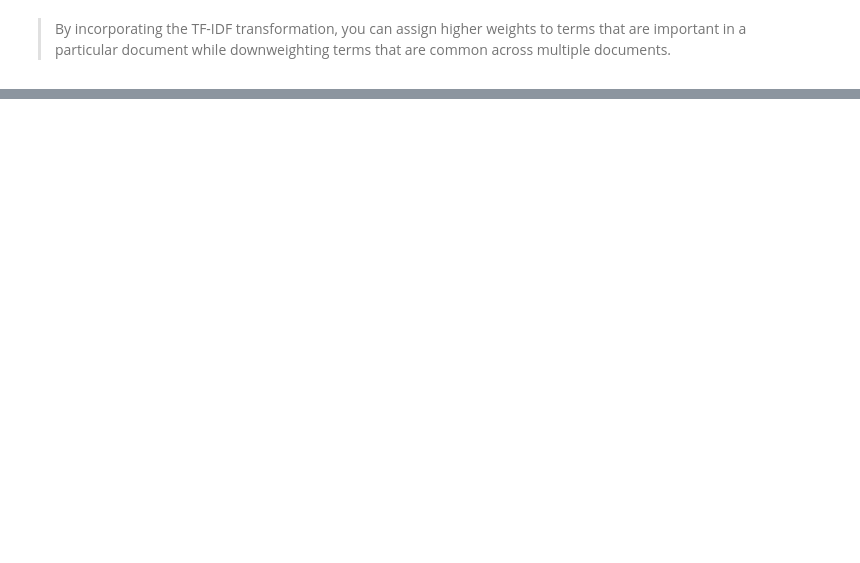
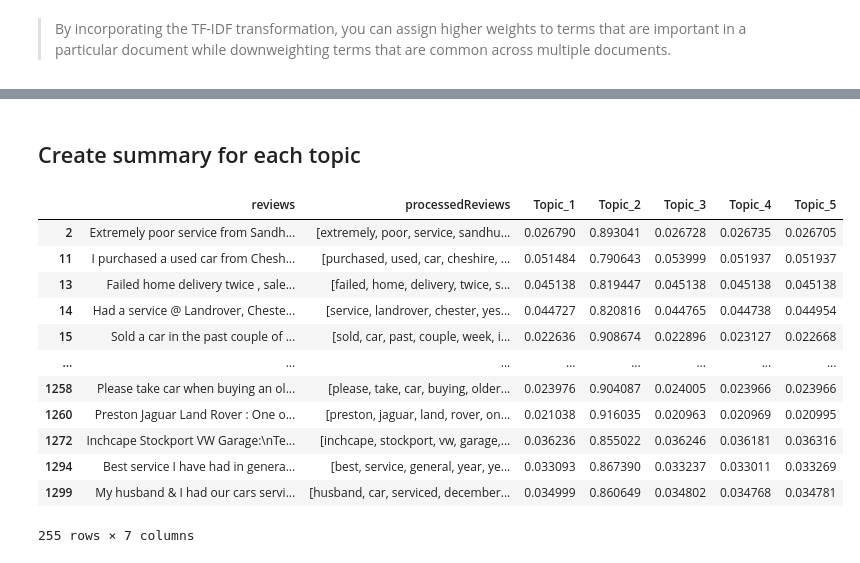
Before and after one commit to liannell/ASTART-NLP, a Jupyter notebook: LDA_carReviews.ipynb, the cells around one changed output, grey strips where cells are left out. Drawn from its saved outputs; the diff is of its cells as text; code cells hidden in the pictures; blank space fills up the shorter version.

Commit message:
ASTAR-NLP Version1
- Generates topics
- Creates summaries for each topic
- Wordcloud
- pyLDAvis

```diff
--- a/LDA_carReviews.ipynb
+++ b/LDA_carReviews.ipynb
@@ -215,0 +246,23 @@ for topic_id, topic_words in lda_model_gensim.print_topics():
+# %%
+def generate_topics_df(lda_model, corpus_vecs, num_topics):
+    # Assign topics to documents
+    document_topics = []
+    for i, doc in enumerate(corpus_vecs):
+        doc_topics = lda_model.get_document_topics(doc)
+        document_topics.append([prob for _, prob in doc_topics])
+
+    # Convert document_topics into a DataFrame
+    topics_df = pd.DataFrame(document_topics)
+
+    # Rename the columns to represent topics
+    topics_df.columns = [f"Topic_{i+1}" for i in range(num_topics)]
+
+    return topics_df
+# %%
+topics_df = generate_topics_df(lda_model_gensim, corpus_vecs, num_topics)
+# %%
+# Merge topics_df with existing reviews DataFrame
+processedReviews = preprocessed_corpus.rename('processedReviews')
+
+reviewsNtopics = pd.concat([reviews['reviews'], processedReviews, topics_df], axis=1)
+reviewsNtopics.head()
@@ -255,0 +322,27 @@ True
+# %% [markdown]
+## Create summary for each topic
+# %%
+#create separate dataframes for each topic
+threshold = 1 / num_topics
+
+topic_dataframes = {}
+
+for column in topics_df.columns:
+    topic_reviews = reviewsNtopics[reviewsNtopics[column] >= threshold]  # Filter reviews with score greater than or equal to threshold
+    topic_dataframes[column] = topic_reviews
+# %%
+topic_dataframes['Topic_2']
+# %% [output]
+|  | reviews | processedReviews | Topic_1 | Topic_2 | Topic_3 | Topic_4 | Topic_5 |
+| 2 | Extremely poor service from Sandh... | [extremely, poor, service, sandhu... | 0.026790 | 0.893041 | 0.026728 | 0.026735 | 0.026705 |
+| 11 | I purchased a used car from Chesh... | [purchased, used, car, cheshire, ... | 0.051484 | 0.790643 | 0.053999 | 0.051937 | 0.051937 |
+| 13 | Failed home delivery twice , sale... | [failed, home, delivery, twice, s... | 0.045138 | 0.819447 | 0.045138 | 0.045138 | 0.045138 |
+| 14 | Had a service @ Landrover, Cheste... | [service, landrover, chester, yes... | 0.044727 | 0.820816 | 0.044765 | 0.044738 | 0.044954 |
+| 15 | Sold a car in the past couple of ... | [sold, car, past, couple, week, i... | 0.022636 | 0.908674 | 0.022896 | 0.023127 | 0.022668 |
+| ... | ... | ... | ... | ... | ... | ... | ... |
+| 1258 | Please take car when buying an ol... | [please, take, car, buying, older... | 0.023976 | 0.904087 | 0.024005 | 0.023966 | 0.023966 |
+| 1260 | Preston Jaguar Land Rover : One o... | [preston, jaguar, land, rover, on... | 0.021038 | 0.916035 | 0.020963 | 0.020969 | 0.020995 |
+| 1272 | Inchcape Stockport VW Garage:\nTe... | [inchcape, stockport, vw, garage,... | 0.036236 | 0.855022 | 0.036246 | 0.036181 | 0.036316 |
+| 1294 | Best service I have had in genera... | [best, service, general, year, ye... | 0.033093 | 0.867390 | 0.033237 | 0.033011 | 0.033269 |
+| 1299 | My husband & I had our cars servi... | [husband, car, serviced, december... | 0.034999 | 0.860649 | 0.034802 | 0.034768 | 0.034781 |
+255 rows × 7 columns
```
Also changed, not shown: parts of 38 cells of this notebook, 4 other files.
